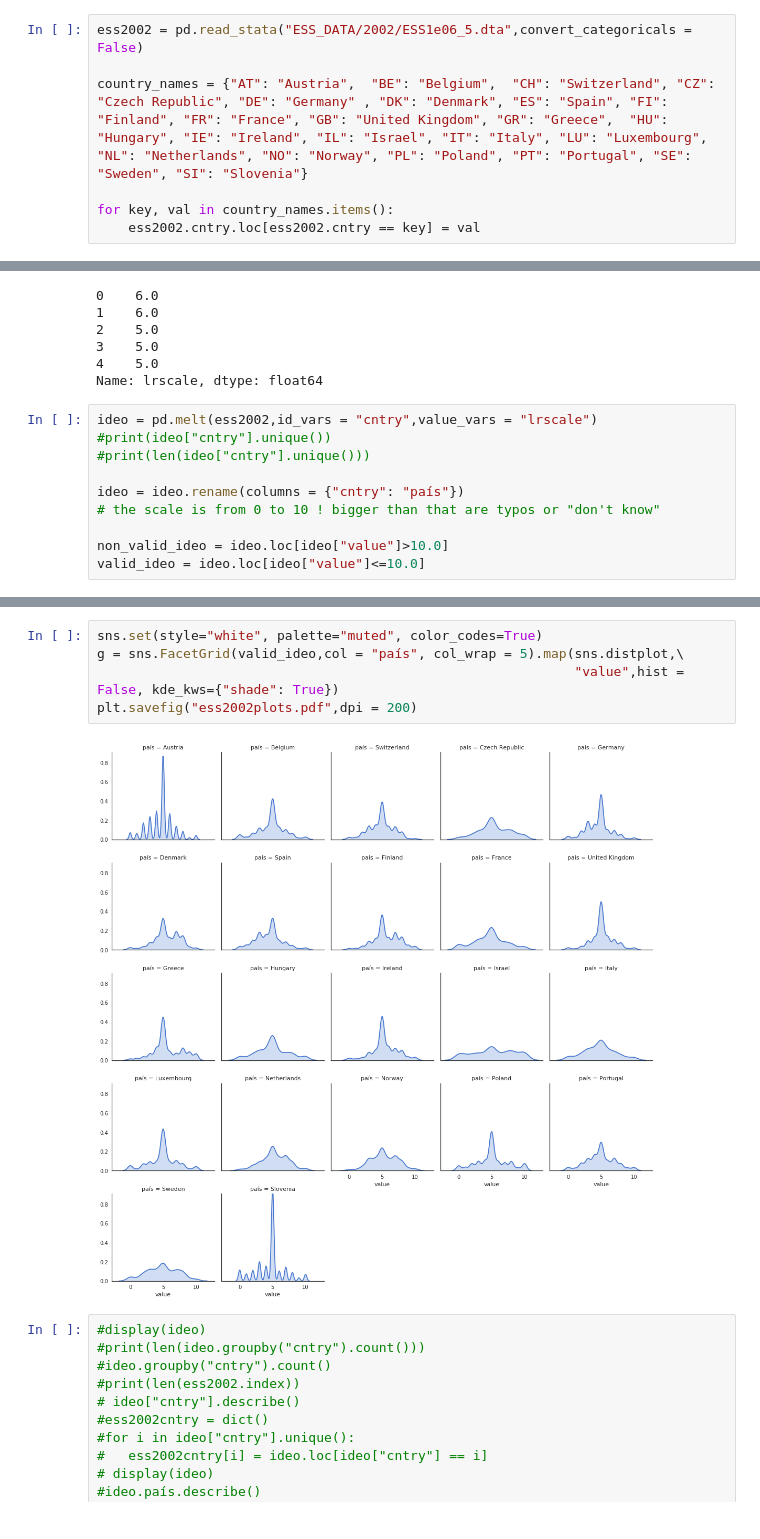
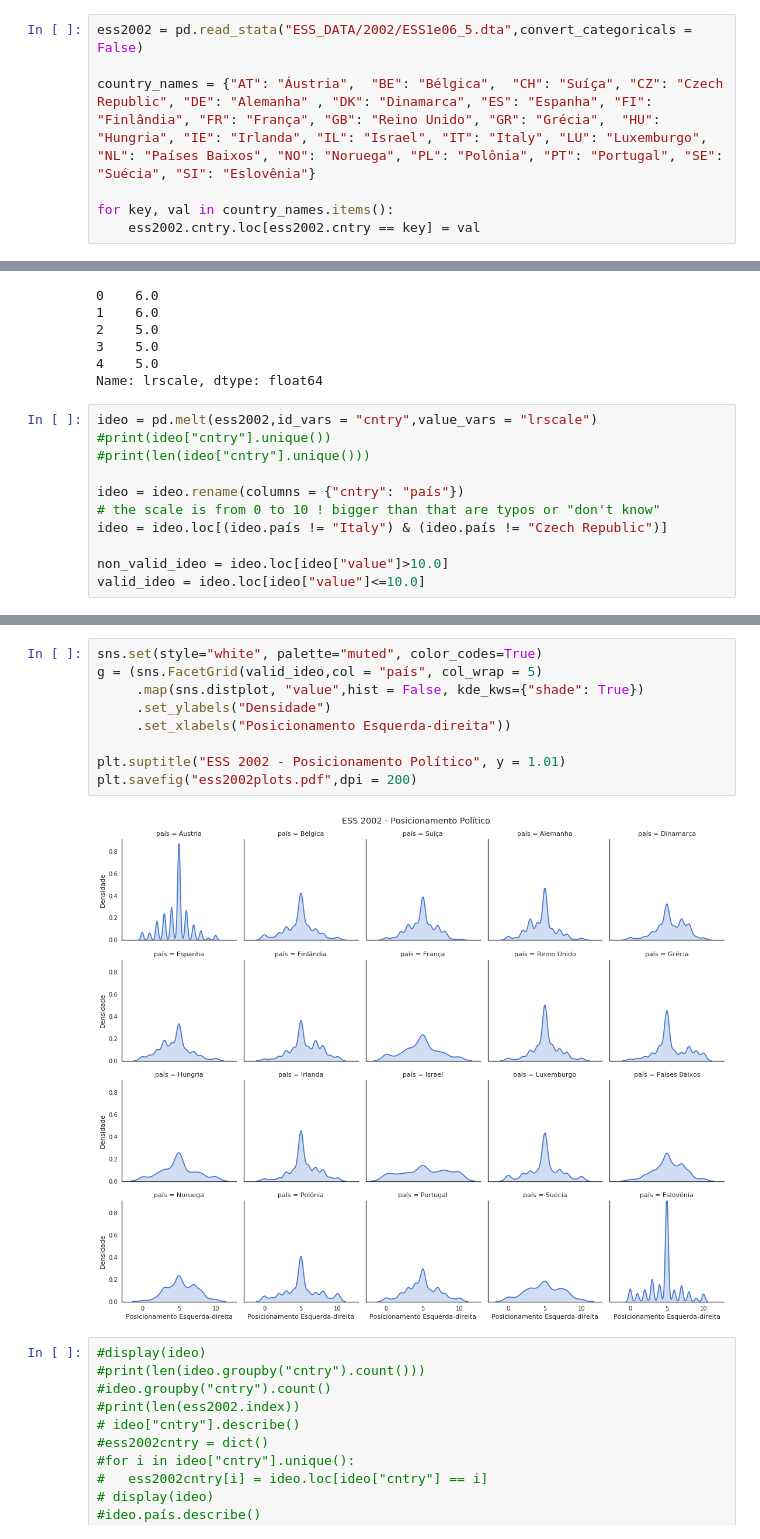
Before and after one commit to marcelovmaciel/Projeto, a Jupyter notebook: data-analysis/01-load_ess.ipynb, the cells around one changed output, grey strips where cells are left out. Cells and saved outputs as stored; diff of their text form.

```diff
--- a/data-analysis/01-load_ess.ipynb
+++ b/data-analysis/01-load_ess.ipynb
@@ -7,7 +7,7 @@ import matplotlib.pyplot as plt
 # %%
 ess2002 = pd.read_stata("ESS_DATA/2002/ESS1e06_5.dta",convert_categoricals = False)
 
-country_names = {"AT": "Austria",  "BE": "Belgium",  "CH": "Switzerland", "CZ": "Czech Republic", "DE": "Germany" , "DK": "Denmark", "ES": "Spain", "FI": "Finland", "FR": "France", "GB": "United Kingdom", "GR": "Greece",  "HU": "Hungary", "IE": "Ireland", "IL": "Israel", "IT": "Italy", "LU": "Luxembourg", "NL": "Netherlands", "NO": "Norway", "PL": "Poland", "PT": "Portugal", "SE": "Sweden", "SI": "Slovenia"}
+country_names = {"AT": "Áustria",  "BE": "Bélgica",  "CH": "Suíça", "CZ": "Czech Republic", "DE": "Alemanha" , "DK": "Dinamarca", "ES": "Espanha", "FI": "Finlândia", "FR": "França", "GB": "Reino Unido", "GR": "Grécia",  "HU": "Hungria", "IE": "Irlanda", "IL": "Israel", "IT": "Italy", "LU": "Luxemburgo", "NL": "Países Baixos", "NO": "Noruega", "PL": "Polônia", "PT": "Portugal", "SE": "Suécia", "SI": "Eslovênia"}
 
 for key, val in country_names.items():
     ess2002.cntry.loc[ess2002.cntry == key] = val
@@ -33,6 +33,7 @@ ideo = pd.melt(ess2002,id_vars = "cntry",value_vars = "lrscale")
 
 ideo = ideo.rename(columns = {"cntry": "país"})
 # the scale is from 0 to 10 ! bigger than that are typos or "don't know"
+ideo = ideo.loc[(ideo.país != "Italy") & (ideo.país != "Czech Republic")]
 
 non_valid_ideo = ideo.loc[ideo["value"]>10.0]
 valid_ideo = ideo.loc[ideo["value"]<=10.0]
@@ -65,10 +66,14 @@ validity_table
 # %%
 sns.set(style="white", palette="muted", color_codes=True)
-g = sns.FacetGrid(valid_ideo,col = "país", col_wrap = 5).map(sns.distplot,\
-                                                             "value",hist = False, kde_kws={"shade": True})
+g = (sns.FacetGrid(valid_ideo,col = "país", col_wrap = 5)
+     .map(sns.distplot, "value",hist = False, kde_kws={"shade": True})
+     .set_ylabels("Densidade")
+     .set_xlabels("Posicionamento Esquerda-direita"))
+
+plt.suptitle("ESS 2002 - Posicionamento Político", y = 1.01)
 plt.savefig("ess2002plots.pdf",dpi = 200)
 # %% [output]
-[figure, old version]
+[figure, new version]
 # %%
 #display(ideo)
 #print(len(ideo.groupby("cntry").count()))
```
Also changed, not shown: parts of 1 cell of this notebook.
